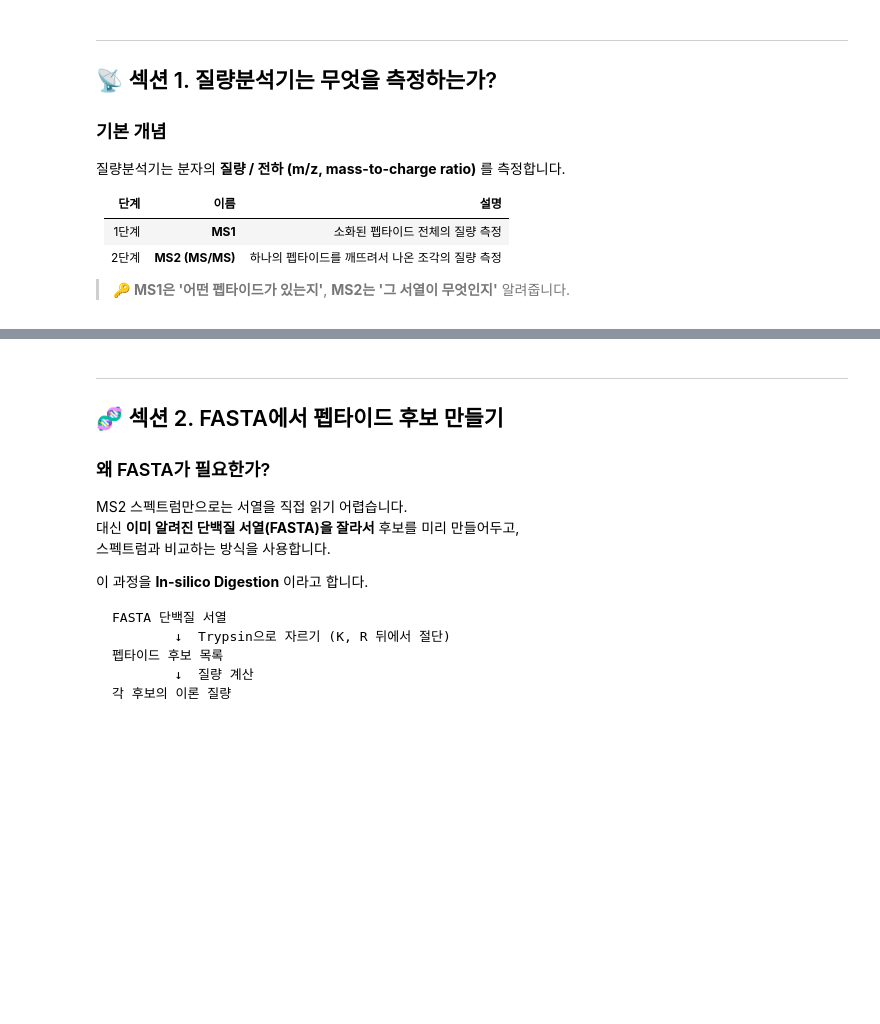
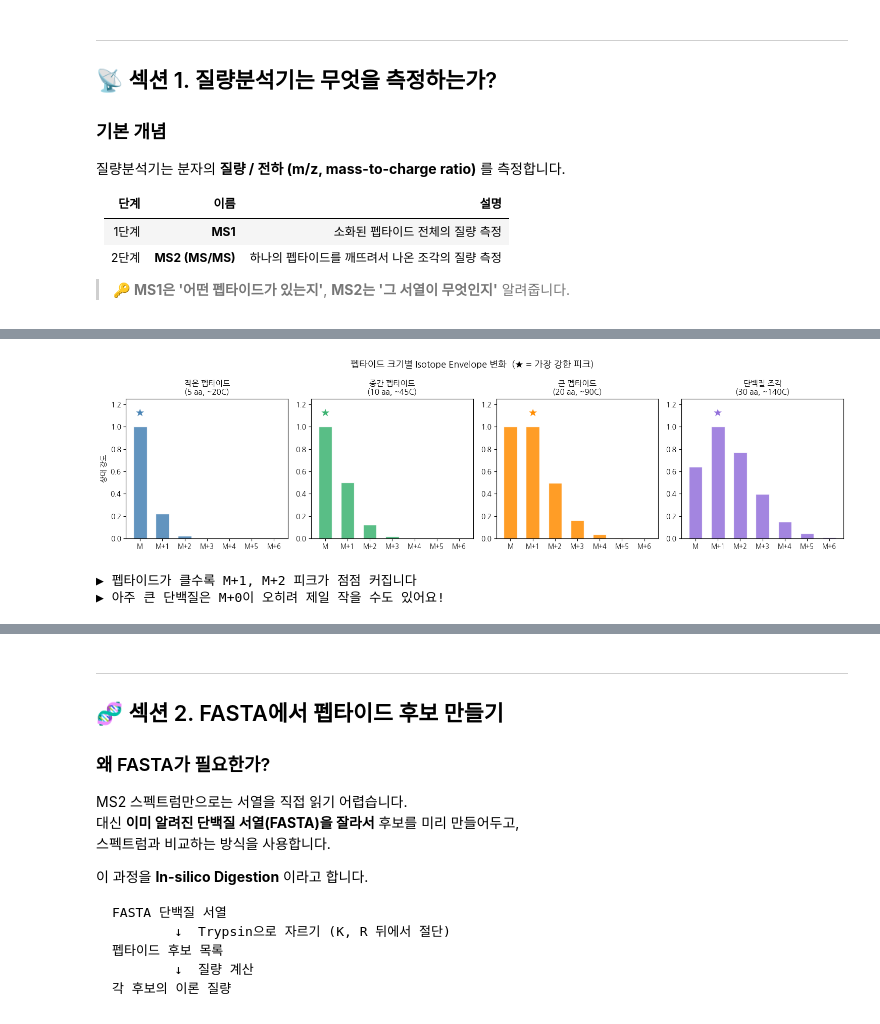
Before and after one commit to heeyounh/proteomics-lecture, a Jupyter notebook: proteomics_lecture.ipynb, the cells around one changed output, grey strips where cells are left out. Cells and saved outputs as stored; diff of their text form; code cells hidden in the pictures; blank space fills up the shorter version.

```diff
--- a/proteomics_lecture.ipynb
+++ b/proteomics_lecture.ipynb
@@ -162,0 +182,60 @@ print(f"   예시: b2 - b1 = {227.10 - 98.06:.2f} Da → 글루탐산(E)의 질
+# %%
+# ======================================
+# ⚛️ Isotope Distribution 시뮬레이션
+# 탄소 원자 수에 따라 envelope 모양이 어떻게 달라지는지 봅니다.
+# ======================================
+
+from math import comb
+
+def isotope_distribution(n_carbons, n_peaks=6):
+    """
+    탄소 원자 n개를 가진 분자의 isotope distribution을 계산합니다.
+    각 탄소가 13C일 확률 = 1.1% (이항분포 사용)
+    """
+    p13C = 0.011  # 13C 자연 존재비
+    probs = []
+    for k in range(n_peaks):
+        if k > n_carbons:
+            probs.append(0)
+        else:
+            prob = comb(n_carbons, k) * (p13C**k) * ((1-p13C)**(n_carbons-k))
+            probs.append(prob)
+    max_p = max(probs)
+    return [p/max_p for p in probs]
+
+
+# 다양한 크기의 펩타이드
+peptide_examples = [
+    ('작은 펩타이드\n(5 aa, ~20C)',  20),
+    ('중간 펩타이드\n(10 aa, ~45C)', 45),
+    ('큰 펩타이드\n(20 aa, ~90C)',  90),
+    ('단백질 조각\n(30 aa, ~140C)', 140),
+]
+
+fig, axes = plt.subplots(1, 4, figsize=(15, 4))
+colors = ['steelblue', 'mediumseagreen', 'darkorange', 'mediumpurple']
+
+for ax, (label, n_c), color in zip(axes, peptide_examples, colors):
+    dist = isotope_distribution(n_c, n_peaks=7)
+    x = list(range(len(dist)))
+    labels_x = [f'M+{i}' if i > 0 else 'M' for i in x]
+    ax.bar(x, dist, color=color, alpha=0.85, edgecolor='white', width=0.6)
+    ax.set_xticks(x)
+    ax.set_xticklabels(labels_x, fontsize=9)
+    ax.set_title(label, fontsize=11)
+    ax.set_ylabel('상대 강도' if ax == axes[0] else '', fontsize=10)
+    ax.set_ylim(0, 1.25)
+    max_idx = dist.index(max(dist))
+    ax.text(max_idx, 1.1, '★', ha='center', fontsize=14, color=color)
+
+plt.suptitle('펩타이드 크기별 Isotope Envelope 변화  (★ = 가장 강한 피크)',
+             fontsize=13, fontweight='bold')
+plt.tight_layout()
+plt.show()
+
+print('▶ 펩타이드가 클수록 M+1, M+2 피크가 점점 커집니다')
+print('▶ 아주 큰 단백질은 M+0이 오히려 제일 작을 수도 있어요!')
+# %% [output]
+[figure, added]
+▶ 펩타이드가 클수록 M+1, M+2 피크가 점점 커집니다
+▶ 아주 큰 단백질은 M+0이 오히려 제일 작을 수도 있어요!
```
Also changed, not shown: parts of 14 cells of this notebook.
